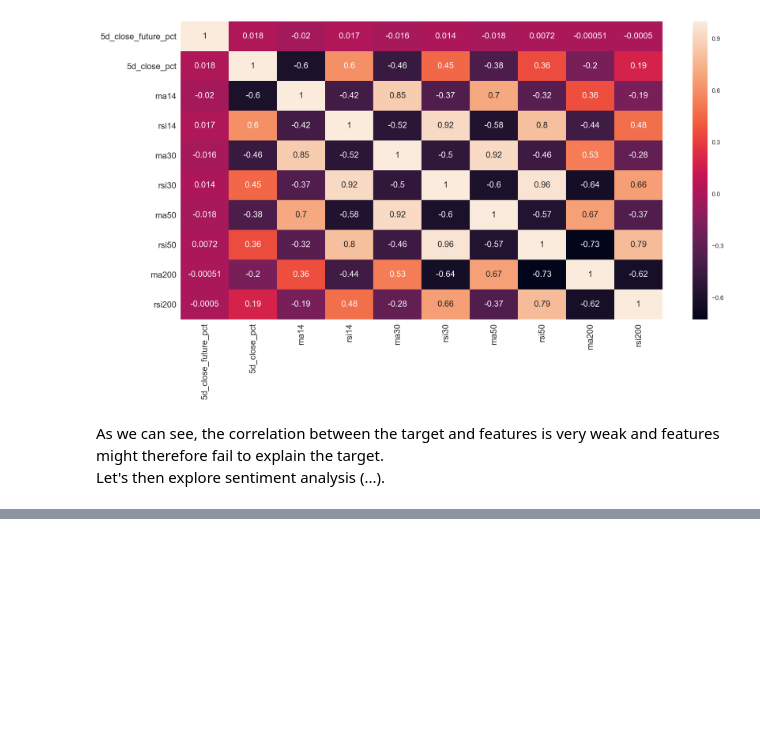
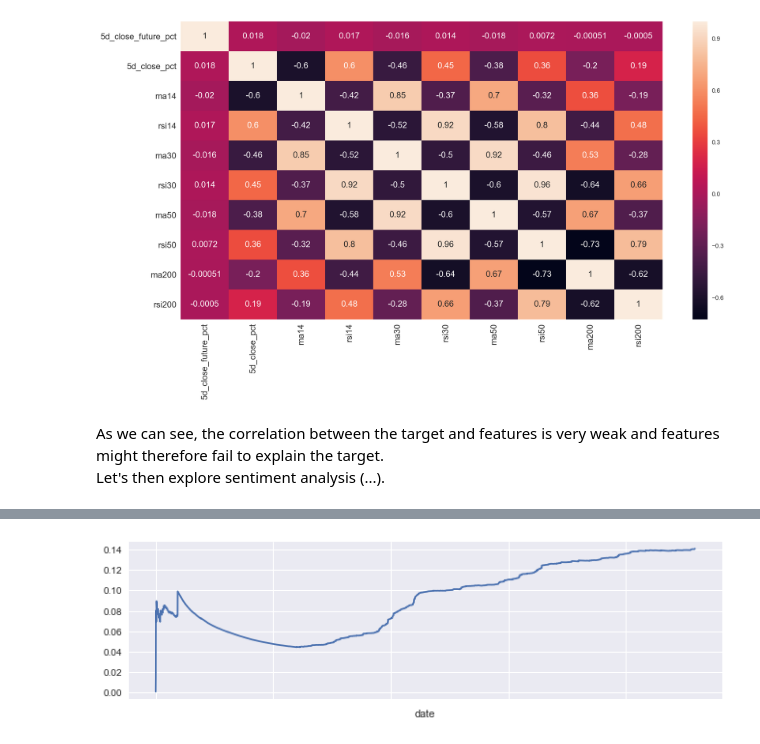
Before and after one commit to isabelpuche/ml_for_algo_trading, a Jupyter notebook: notebooks/eda_quandl.ipynb, the cells around one changed output, grey strips where cells are left out. Cells and saved outputs as stored; diff of their text form; code cells hidden in the pictures; blank space fills up the shorter version.

```diff
--- a/notebooks/eda_quandl.ipynb
+++ b/notebooks/eda_quandl.ipynb
@@ -430,0 +445,4 @@ We will now proceed to analyse results and subsequently, design our machine lear
+# %%
+df = pd.read_csv('../reports/buy_and_hold.csv')
+# %%
+df = df.rename(columns={'Unnamed: 0':'date'}).set_index('date')
@@ -430,0 +483,4 @@ We will now proceed to analyse results and subsequently, design our machine lear
+# %%
+df.algo_volatility.plot(figsize=(11, 3));
+# %% [output]
+[figure, added]
```
Also changed, not shown: parts of 22 cells of this notebook.
